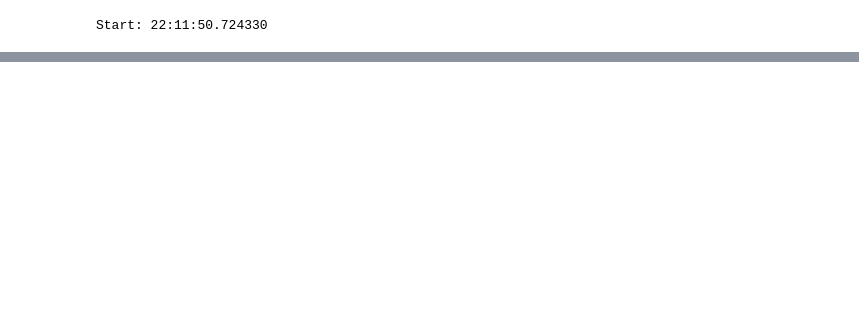
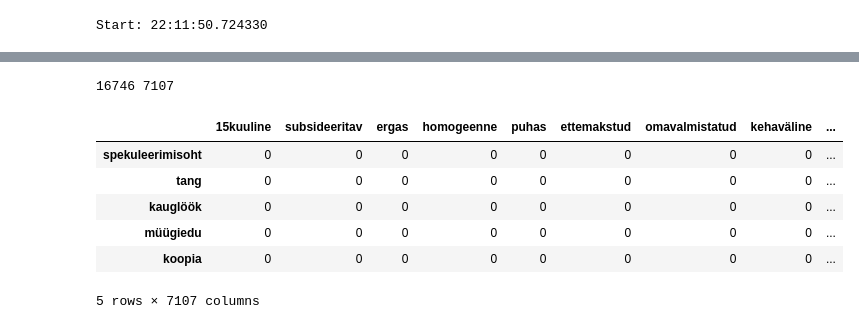
Before and after one commit to birgitsormus/noun-adj-classification, a Jupyter notebook: pair creation from first 10000 texts.ipynb, the cells around one changed output, grey strips where cells are left out. Saved outputs shown, nothing was run; the diff lists cells and outputs as text; code cells hidden in the pictures; blank space fills up the shorter version.

```diff
--- a/pair creation from first 10000 texts.ipynb
+++ b/pair creation from first 10000 texts.ipynb
@@ -98,0 +512,7 @@ len(paarid)
+# %%
+try:
+    cursor.execute("SELECT DISTINCT adjective FROM pair_counts_50000")
+    adjectives = cursor.fetchall()
+except (Exception, psycopg2.Error) as error:
+    con.rollback()
+    print("Error while inserting data into the table:", error)
@@ -98,0 +524,15 @@ len(paarid)
+# %%
+try:
+    cursor.execute("SELECT * FROM pair_counts_50000 LIMIT 100000")
+    pairs = cursor.fetchall()
+except (Exception, psycopg2.Error) as error:
+    con.rollback()
+    print("Error while inserting data into the table:", error)
+# %%
+nouns = list(set([p[1] for p in pairs]))
+# %%
+adjectives = list(set([p[0] for p in pairs]))
+# %%
+print(len(nouns), len(adjectives))
+# %% [output]
+16746 7107
@@ -98,0 +542,11 @@ len(paarid)
+# %%
+data = pd.DataFrame(0, index=nouns, columns=adjectives)
+data.head()
+# %% [output]
+|  | 15kuuline | subsideeritav | ergas | homogeenne | puhas | ettemakstud | omavalmistatud | kehaväline | ... |
+| spekuleerimisoht | 0 | 0 | 0 | 0 | 0 | 0 | 0 | 0 | ... |
+| tang | 0 | 0 | 0 | 0 | 0 | 0 | 0 | 0 | ... |
+| kauglöök | 0 | 0 | 0 | 0 | 0 | 0 | 0 | 0 | ... |
+| müügiedu | 0 | 0 | 0 | 0 | 0 | 0 | 0 | 0 | ... |
+| koopia | 0 | 0 | 0 | 0 | 0 | 0 | 0 | 0 | ... |
+5 rows × 7107 columns
```
Also changed, not shown: parts of 75 cells of this notebook, 4 other files.
